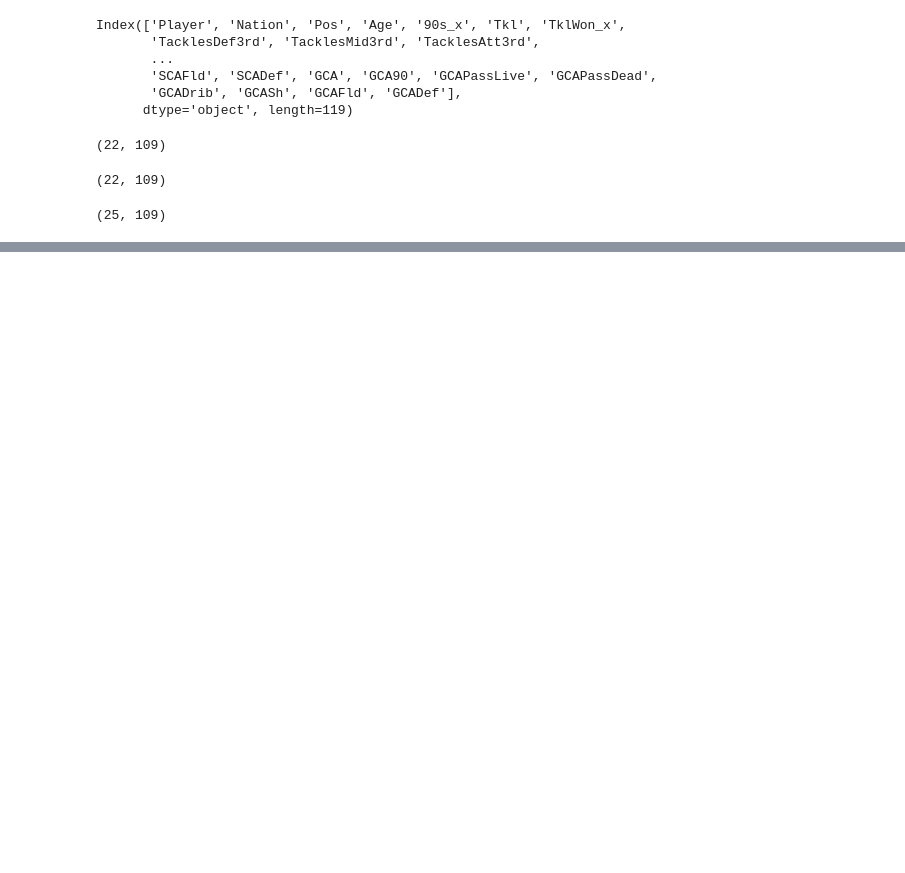
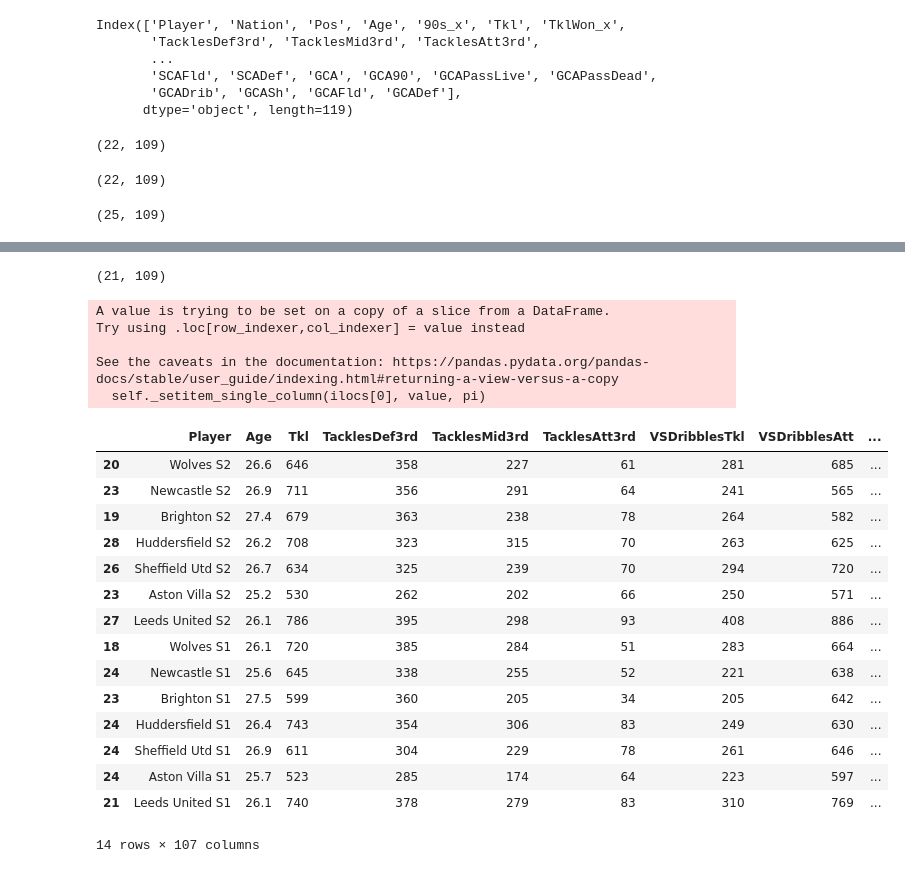
Before and after one commit to kiansweeney11/xg-data-analysis, a Jupyter notebook: merged-player-dataframes.ipynb, the cells around one changed output, grey strips where cells are left out. Drawn from its saved outputs; the diff is of its cells as text; code cells hidden in the pictures; blank space fills up the shorter version.

Commit message:
overall-teams-data

```diff
--- a/merged-player-dataframes.ipynb
+++ b/merged-player-dataframes.ipynb
@@ -210,0 +281,64 @@ wolves_s1_all = join_all_dfs_team(vals7)
+# %%
+s2val7 = join_all_columns("wolves", "1920", wolves_s2, "GK")
+wolves_s2_all = join_all_dfs_team(s2val7)
+wolves_s2_all.shape
+# %% [output]
+(21, 109)
+# %%
+### get squad totals
+wolvestotals_s2 = wolves_s2_all.loc[wolves_s2_all['Player'] == 'Squad Total']
+newtotals_s2 = new_s2_all.loc[new_s2_all['Player'] == 'Squad Total']
+britotals_s2 = bri_s2_all.loc[bri_s2_all['Player'] == 'Squad Total']
+huddsstotals_s2 = hudds_s2_all.loc[hudds_s2_all['Player'] == 'Squad Total']
+sheffutdtotals_s2 = sheff_s2_all.loc[sheff_s2_all['Player'] == 'Squad Total']
+villatotals_s2 = villa_s2_all.loc[villa_s2_all['Player'] == 'Squad Total']
+leetotals_s2 = lee_s2_all.loc[lee_s2_all['Player'] == 'Squad Total']
+# %%
+### replace squad totals
+# s2
+wolvestotals_s2.replace({'Player': {'Squad Total': 'Wolves S2'}}, inplace = True)
+newtotals_s2.replace({'Player': {'Squad Total': 'Newcastle S2'}}, inplace = True)
+britotals_s2.replace({'Player': {'Squad Total': 'Brighton S2'}}, inplace = True)
+huddsstotals_s2.replace({'Player': {'Squad Total': 'Huddersfield S2'}}, inplace = True)
+sheffutdtotals_s2.replace({'Player': {'Squad Total': 'Sheffield Utd S2'}}, inplace = True)
+villatotals_s2.replace({'Player': {'Squad Total': 'Aston Villa S2'}}, inplace = True)
+leetotals_s2.replace({'Player': {'Squad Total': 'Leeds United S2'}}, inplace = True)
+# s1
+wolvestotals_s1.replace({'Player': {'Squad Total': 'Wolves S1'}}, inplace = True)
+newtotals_s1.replace({'Player': {'Squad Total': 'Newcastle S1'}}, inplace = True)
+britotals_s1.replace({'Player': {'Squad Total': 'Brighton S1'}}, inplace = True)
+huddsstotals_s1.replace({'Player': {'Squad Total': 'Huddersfield S1'}}, inplace = True)
+sheffutdtotals_s1.replace({'Player': {'Squad Total': 'Sheffield Utd S1'}}, inplace = True)
+villatotals_s1.replace({'Player': {'Squad Total': 'Aston Villa S1'}}, inplace = True)
+leetotals_s1.replace({'Player': {'Squad Total': 'Leeds United S1'}}, inplace = True)
+# %% [output]
+A value is trying to be set on a copy of a slice from a DataFrame.
+Try using .loc[row_indexer,col_indexer] = value instead
+
+See the caveats in the documentation: https://pandas.pydata.org/pandas-docs/stable/user_guide/indexing.html#returning-a-view-versus-a-copy
+  self._setitem_single_column(ilocs[0], value, pi)
+# %%
+all_joined_squads = pd.concat([wolvestotals_s2, newtotals_s2, britotals_s2, huddsstotals_s2, sheffutdtotals_s2, villatotals_s2,
+          leetotals_s2, wolvestotals_s1, newtotals_s1, britotals_s1, huddsstotals_s1, sheffutdtotals_s1,
+          villatotals_s1, leetotals_s1], axis=0)
+# %%
+all_joined_squads.drop(columns = ['Pos', 'Nation'], inplace = True)
+# %%
+all_joined_squads
+# %% [output]
+|  | Player | Age | Tkl | TacklesDef3rd | TacklesMid3rd | TacklesAtt3rd | VSDribblesTkl | VSDribblesAtt | ... |
+| 20 | Wolves S2 | 26.6 | 646 | 358 | 227 | 61 | 281 | 685 | ... |
+| 23 | Newcastle S2 | 26.9 | 711 | 356 | 291 | 64 | 241 | 565 | ... |
+| 19 | Brighton S2 | 27.4 | 679 | 363 | 238 | 78 | 264 | 582 | ... |
+| 28 | Huddersfield S2 | 26.2 | 708 | 323 | 315 | 70 | 263 | 625 | ... |
+| 26 | Sheffield Utd S2 | 26.7 | 634 | 325 | 239 | 70 | 294 | 720 | ... |
+| 23 | Aston Villa S2 | 25.2 | 530 | 262 | 202 | 66 | 250 | 571 | ... |
+| 27 | Leeds United S2 | 26.1 | 786 | 395 | 298 | 93 | 408 | 886 | ... |
+| 18 | Wolves S1 | 26.1 | 720 | 385 | 284 | 51 | 283 | 664 | ... |
+| 24 | Newcastle S1 | 25.6 | 645 | 338 | 255 | 52 | 221 | 638 | ... |
+| 23 | Brighton S1 | 27.5 | 599 | 360 | 205 | 34 | 205 | 642 | ... |
+| 24 | Huddersfield S1 | 26.4 | 743 | 354 | 306 | 83 | 249 | 630 | ... |
+| 24 | Sheffield Utd S1 | 26.9 | 611 | 304 | 229 | 78 | 261 | 646 | ... |
+| 24 | Aston Villa S1 | 25.7 | 523 | 285 | 174 | 64 | 223 | 597 | ... |
+| 21 | Leeds United S1 | 26.1 | 740 | 378 | 279 | 83 | 310 | 769 | ... |
+14 rows × 107 columns
```
Also changed, not shown: parts of 14 cells of this notebook, 6 other files.
